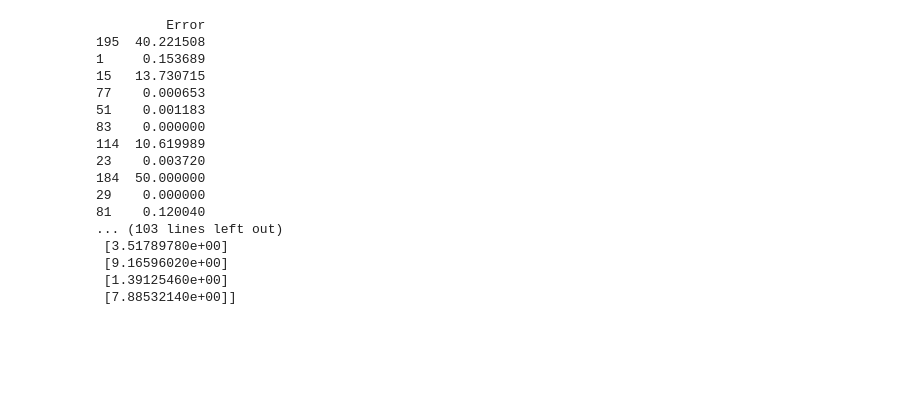
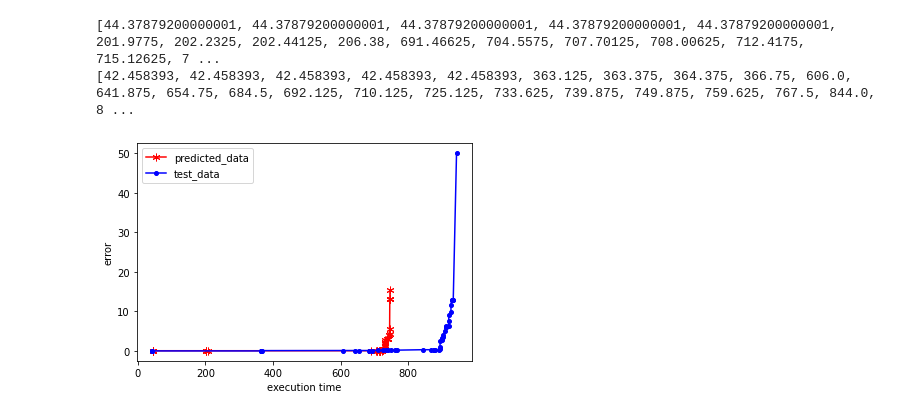
Before and after one commit to busenuraktilav/GPUProject, a Jupyter notebook: model_prediction/prediction.ipynb, the cells around one changed output. Cells and saved outputs as stored; diff of their text form; code cells hidden in the pictures; blank space fills up the shorter version.

Commit message:
updated data and predictions

```diff
--- a/model_prediction/prediction.ipynb
+++ b/model_prediction/prediction.ipynb
@@ -99,4 +147,5 @@ print(df1.head())
 # %%
 X = df1.drop(['executionTime', 'Error'],axis=1)
-y = df1[['executionTime']]
+#y = df1[['executionTime']]
+y = df1[['executionTime', 'Error']]
 # %%
@@ -389,22 +570,48 @@ Root Mean Squared Error: 12.48675582856351
 # %%
-print(y_test)
-print(y_pred)
+#print(y_test.head(60))
+#print(y_pred)
-# %% [output]
-         Error
-195  40.221508
-1     0.153689
-15   13.730715
-77    0.000653
-51    0.001183
-83    0.000000
-114  10.619989
-23    0.003720
-184  50.000000
-29    0.000000
-81    0.120040
-... (103 lines left out)
- [3.51789780e+00]
- [9.16596020e+00]
- [1.39125460e+00]
- [7.88532140e+00]]
+# %%
+import matplotlib.pyplot as plt
+import matplotlib.path as mpath
+def draw_BFDJ(arr1_b, arr2_b, arr1_d, arr2_d, x_label, y_label):
+
+    asterisk = mpath.Path.unit_regular_asterisk(6)
+    circle = mpath.Path.unit_circle()
+
+    fig = plt.figure()
+    ax = fig.add_subplot(1, 1, 1)
+    ax.plot(arr1_b, arr2_b, color='red', label='predicted_data', marker=asterisk, markersize=7)
+    ax.plot(arr1_d, arr2_d, color='blue', label='test_data', marker=circle, markersize=4)
+    ax.set_xlabel(x_label)
+    ax.set_ylabel(y_label)
+
+    plt.legend()
+    plt.show()
+# %%
+y_pred_exec = []
+y_pred_err = []
+y_test_exec = []
+y_test_err = []
+y_test_n = y_test.to_numpy()
+y_test_n.sort()
+y_pred.sort()
+for i in range(50):
+    y_pred_exec.append(y_pred[i][1])
+    y_pred_err.append(y_pred[i][0])
+    y_test_exec.append(y_test_n[i][1])
+    y_test_err.append(y_test_n[i][0])
+
+y_pred_exec.sort()
+y_test_exec.sort()
+y_pred_err.sort()
+y_test_err.sort()
+print(y_pred_exec)
+print(y_test_exec)
+
+
+draw_BFDJ(y_pred_exec, y_pred_err, y_test_exec, y_test_err, "execution time", "error")
+# %% [output]
+[44.37879200000001, 44.37879200000001, 44.37879200000001, 44.37879200000001, 44.37879200000001, 201.9775, 202.2325, 202.44125, 206.38, 691.46625, 704.5575, 707.70125, 708.00625, 712.4175, 715.12625, 7 ...
+[42.458393, 42.458393, 42.458393, 42.458393, 42.458393, 363.125, 363.375, 364.375, 366.75, 606.0, 641.875, 654.75, 684.5, 692.125, 710.125, 725.125, 733.625, 739.875, 749.875, 759.625, 767.5, 844.0, 8 ...
+[figure, added]
 # %%
```
Also changed, not shown: parts of 52 cells of this notebook, 6 other files.
